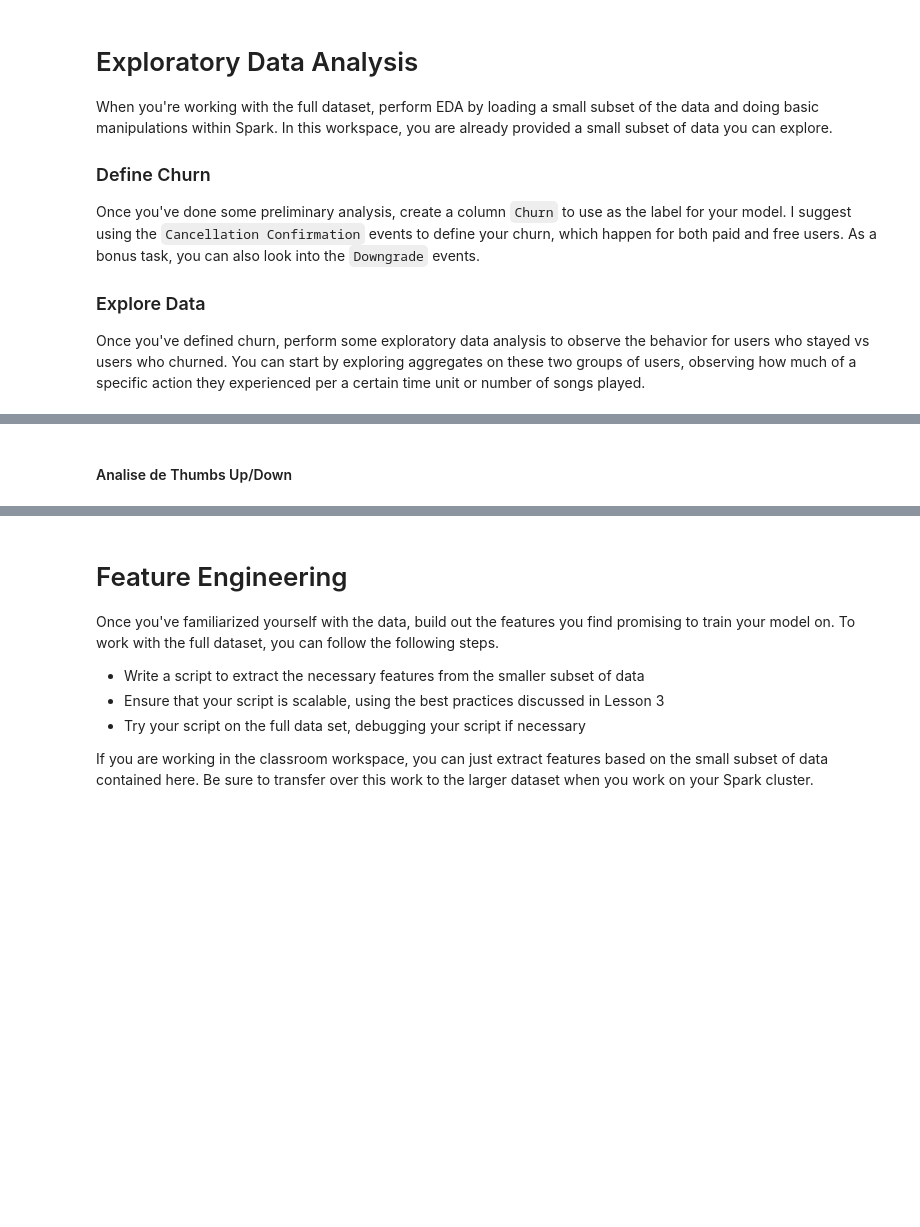
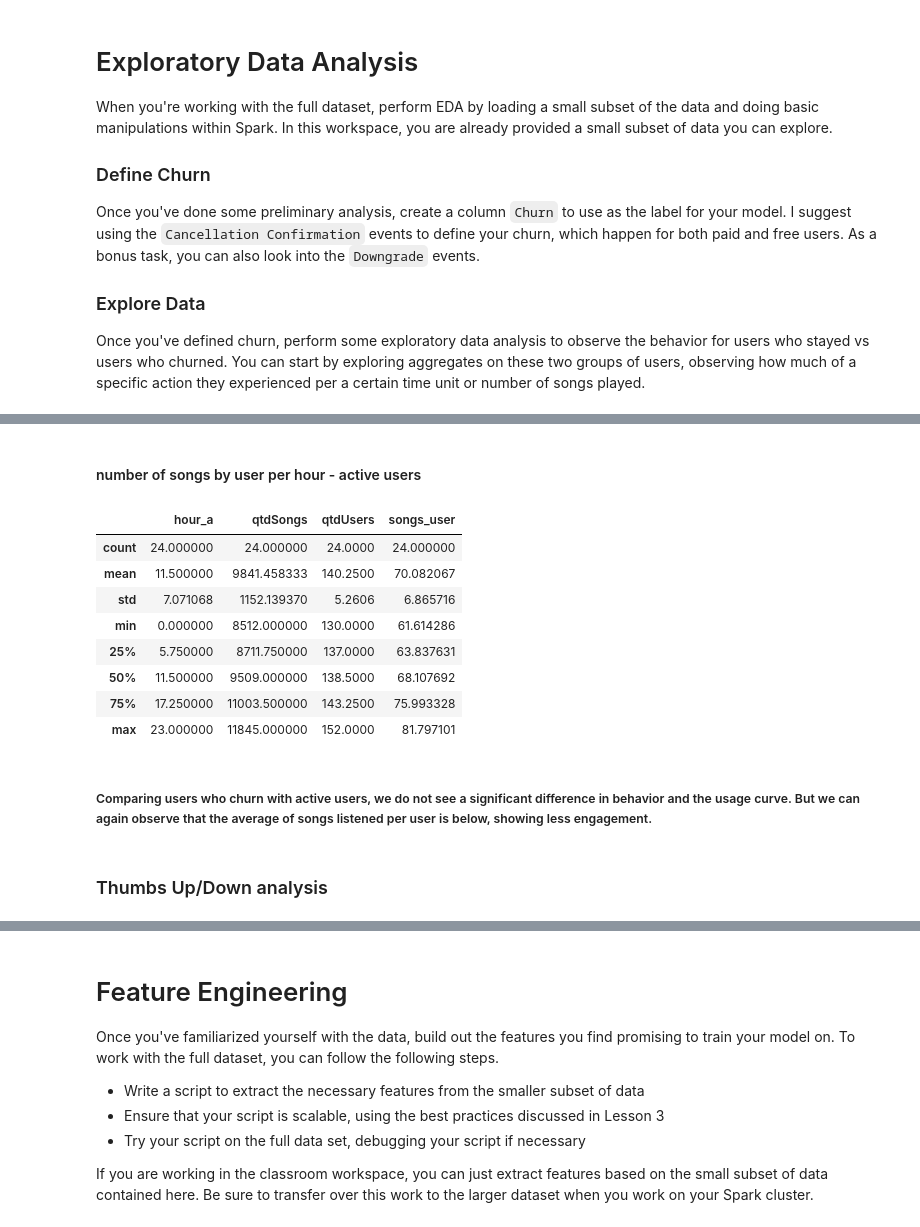
Before and after one commit to gustavo-leandro/sparkify-project, a Jupyter notebook: Sparkify.ipynb, the cells around one changed output, grey strips where cells are left out. Cells and saved outputs as stored; diff of their text form; code cells hidden in the pictures; blank space fills up the shorter version.

```diff
--- a/Sparkify.ipynb
+++ b/Sparkify.ipynb
@@ -253,3 +374,4 @@ pdSongsHourChurn[['songs_user']].plot.bar(figsize=(15,5))
 # %%
-songByHour = nChurnedSongs.groupby(churnedSongs.hour).count().orderBy(churnedSongs.hour).select(col("hour").alias("hour_a"), col("count").alias("qtdSongs"))
-userByHour = nChurnedSongs.select(['hour','userId']).dropDuplicates().groupby(churnedSongs.hour).count().orderBy(churnedSongs.hour).select(col("hour").alias("hour_b"), col("count").alias("qtdUsers"))
+# get number of users and songs by hour
+aSongByHour = nChurnedSongs.groupby(nChurnedSongs.hour).count().orderBy(nChurnedSongs.hour).select(col("hour").alias("hour_a"), col("count").alias("qtdSongs"))
+aUserByHour = nChurnedSongs.select(['hour','userId']).dropDuplicates().groupby(nChurnedSongs.hour).count().orderBy(nChurnedSongs.hour).select(col("hour").alias("hour_b"), col("count").alias("qtdUsers"))
@@ -262,0 +378,8 @@ pdSongsHourNChurn.head()
+# %%
+# get relative number of songs by hour
+aSongsByUserHour = aSongByHour.join(aUserByHour, aSongByHour.hour_a == aUserByHour.hour_b, 'left').orderBy(aSongByHour.hour_a)
+aSongsByUserHour = aSongsByUserHour.withColumn("songs_user", aSongsByUserHour.qtdSongs/aSongsByUserHour.qtdUsers).drop(aSongsByUserHour.hour_b)
+# %%
+# transform in pandas dataframe
+pdSongsHourNChurn = aSongsByUserHour.toPandas()
+pdSongsHourNChurn.head()
@@ -269,3 +412,19 @@ pdSongsHourNChurn[['songs_user']].plot.bar(figsize=(15,5))
+# %% [markdown]
+#### number of songs by user per hour - active users
+# %%
+pdSongsHourNChurn.describe()
+# %% [output]
+|  | hour_a | qtdSongs | qtdUsers | songs_user |
+| count | 24.000000 | 24.000000 | 24.0000 | 24.000000 |
+| mean | 11.500000 | 9841.458333 | 140.2500 | 70.082067 |
+| std | 7.071068 | 1152.139370 | 5.2606 | 6.865716 |
+| min | 0.000000 | 8512.000000 | 130.0000 | 61.614286 |
+| 25% | 5.750000 | 8711.750000 | 137.0000 | 63.837631 |
+| 50% | 11.500000 | 9509.000000 | 138.5000 | 68.107692 |
+| 75% | 17.250000 | 11003.500000 | 143.2500 | 75.993328 |
+| max | 23.000000 | 11845.000000 | 152.0000 | 81.797101 |
+# %% [markdown]
+##### Comparing users who churn with active users, we do not see a significant difference in behavior and the usage curve. But we can again observe that the average of songs listened per user is below, showing less engagement.
 # %% [markdown]
-#### Analise de Thumbs Up/Down
+### Thumbs Up/Down analysis
 # %%
```
Also changed, not shown: parts of 124 cells of this notebook, 1 other file.
